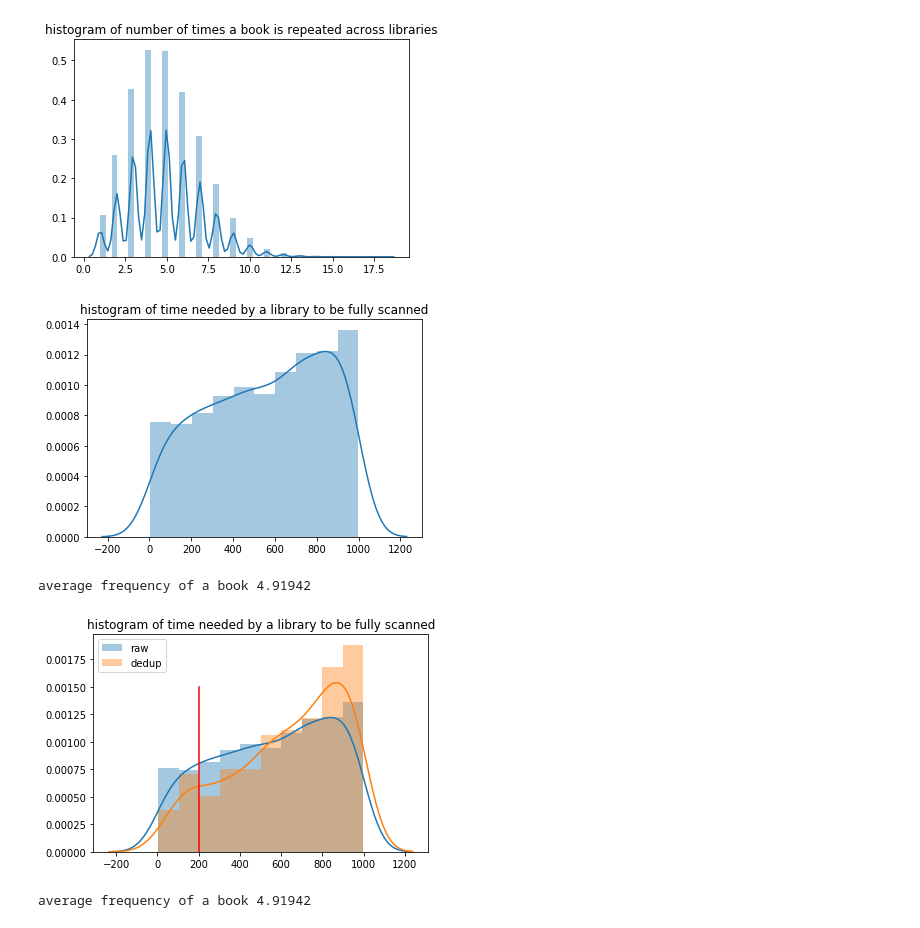
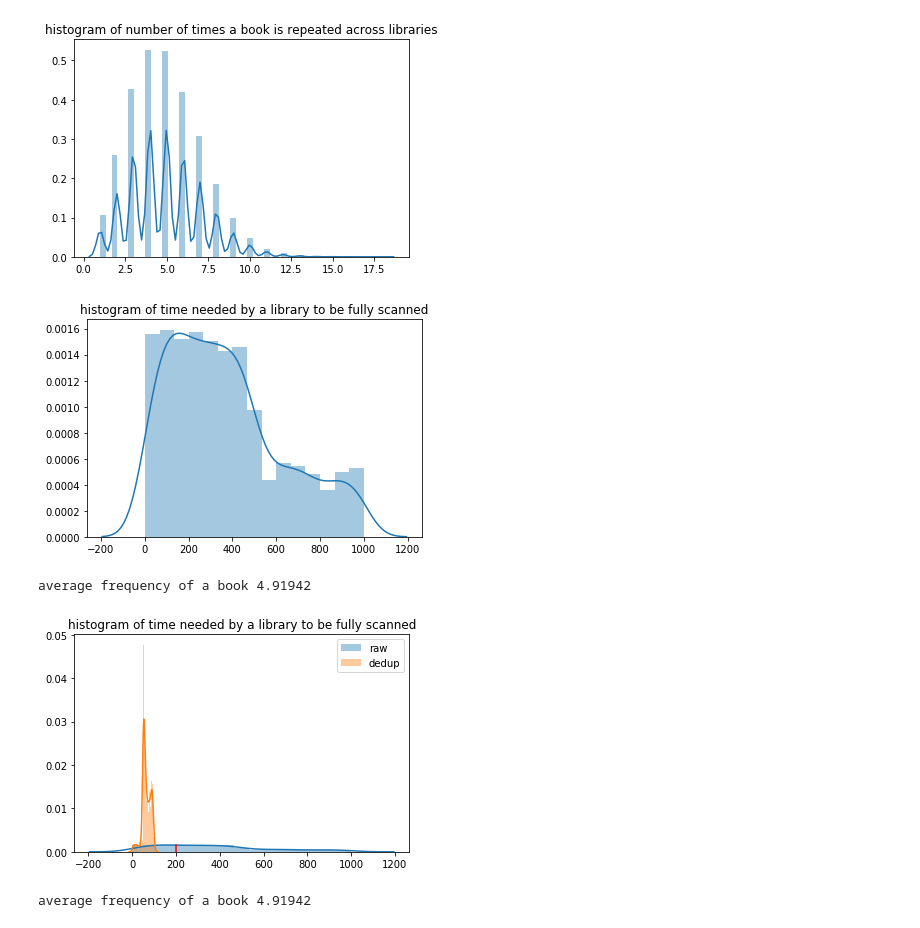
Before and after one commit to yoann-dufresne/BlaNiRaYo, a Jupyter notebook: data/viz.ipynb, the cells around one changed output. Drawn from its saved outputs; the diff is of its cells as text; code cells hidden in the pictures.

Commit message:
bugfix my viz because i'm a major dummy, was plotting id's

```diff
--- a/data/viz.ipynb
+++ b/data/viz.ipynb
@@ -107,18 +107,18 @@ None
 [figure]
 # %%
 def plot_time_needed(libs,label=""):
-    dict_time_needed = dict()
+    list_time_needed = []
     for lib in libs:
         time_needed = len(lib.books) / lib.ship
-        dict_time_needed[time_needed] = lib.ide
-    return sns.distplot(list(dict_time_needed.values()),label=label).set_title('histogram of time needed by a library to be fully scanned')
+        list_time_needed += [time_needed]
+    return sns.distplot(list_time_needed,label=label).set_title('histogram of time needed by a library to be fully scanned')
 plot_time_needed(libs)
 None
 # %% [output]
-[figure, old version]
+[figure, new version]
 # %%
 import matplotlib.pyplot as plt
-def deduplicate_books(libs,duplication_threshold=2):
+def deduplicate_books(libs,duplication_threshold=1):
     import heapq
     from copy import deepcopy
     from collections import Counter
@@ -134,36 +134,36 @@ def deduplicate_books(libs,duplication_threshold=2):
     # - making them as evenly containing books as possible
     # - force some libs to have as many books as poss (and schedule them at the beginning)
     #selection_function = lambda lib_i: len(dedup_libs[lib_i].books)
     #selection_function = lambda lib_i: len(dedup_libs[lib_i].books)/(lib_i+1)
     #selection_function = lambda lib_i: -sum([book.score for book in dedup_libs[lib_i].books])
-    #selection_function = lambda lib_i:  -(len(dedup_libs[lib_i].books) / dedup_libs[lib_i].ship)
-    selection_function = lambda lib_i:  -dedup_libs[lib_i].urgency
+    selection_function = lambda lib_i:  -(len(dedup_libs[lib_i].books) / dedup_libs[lib_i].ship) # time needed
+    #selection_function = lambda lib_i:  -dedup_libs[lib_i].urgency
     for lib_i,lib in enumerate(dedup_libs):
         heapq.heappush(libq, (selection_function(lib_i), lib_i))
     while len(booksc) > 0:
         _, lib_i = heapq.heappop(libq)
         deleted_a_book = False
         for book in dedup_libs[lib_i].books:
             if book.ide in booksc:
                 if booksc[book.ide] > duplication_threshold:
                     dedup_libs[lib_i].books.remove(book)
                     booksc[book.ide] -= 1
                 if booksc[book.ide] <= duplication_threshold:
                     del booksc[book.ide]
                 deleted_a_book = True
                 break
         if deleted_a_book: # if not: nothing to do anymore for this lib
             heapq.heappush(libq, (selection_function(lib_i), lib_i))
     return dedup_libs
 
 plot_time_needed(libs,label="raw")
 plot_time_needed(deduplicate_books(libs),label="dedup")
 plt.legend()
 plt.plot([nb_days,nb_days], [0,0.0015],color='red') # draw line at nb days
 None
 # %% [output]
 average frequency of a book 4.91942
-[figure, old version]
+[figure, new version]
 # %%
 libs_books_values, libs_nb_books, mean_lib_books_scores, sum_lib_books_scores = analyze(deduplicate_books(libs,duplication_threshold=1))
 # %% [output]
```
Also changed, not shown: parts of 1 cell of this notebook, 5 other files.
